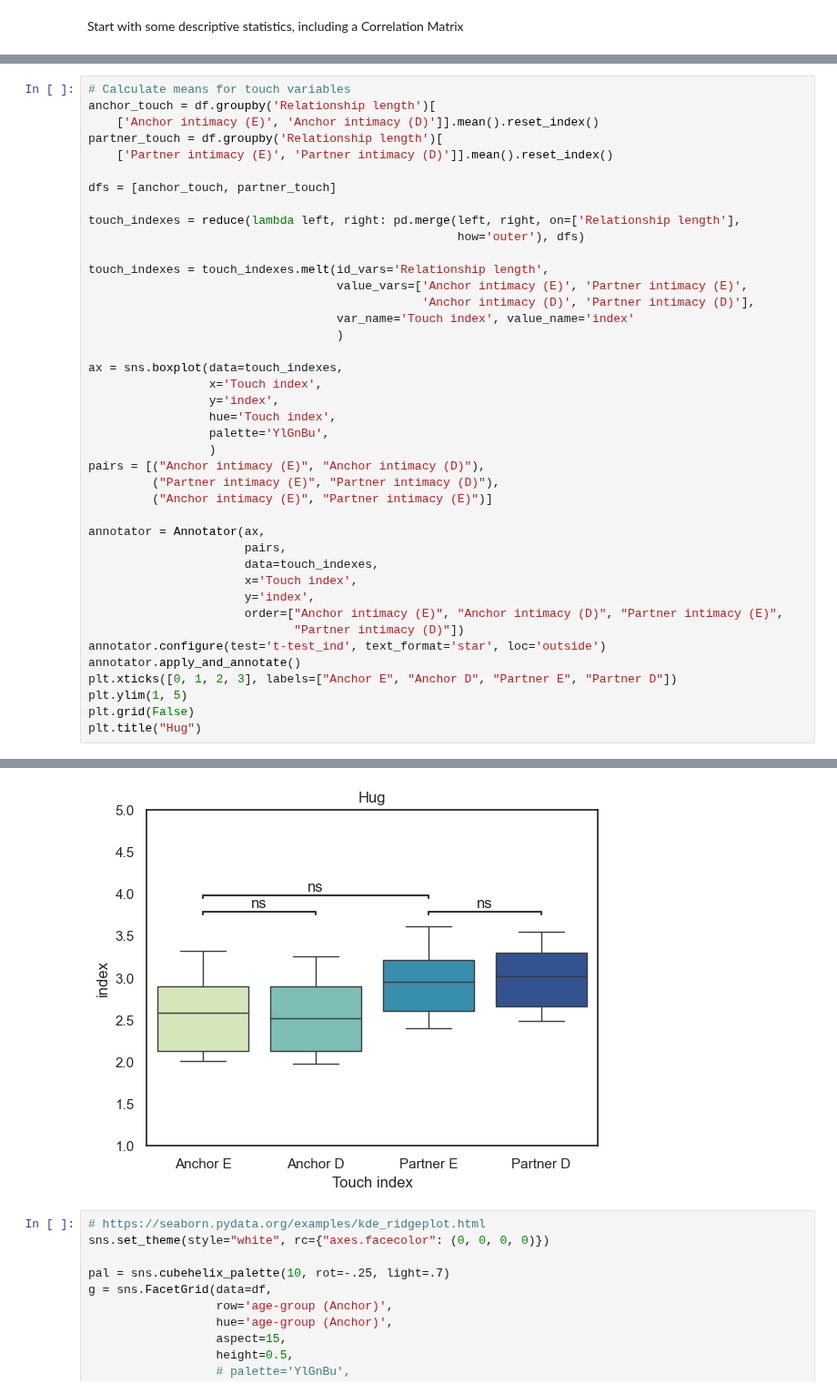
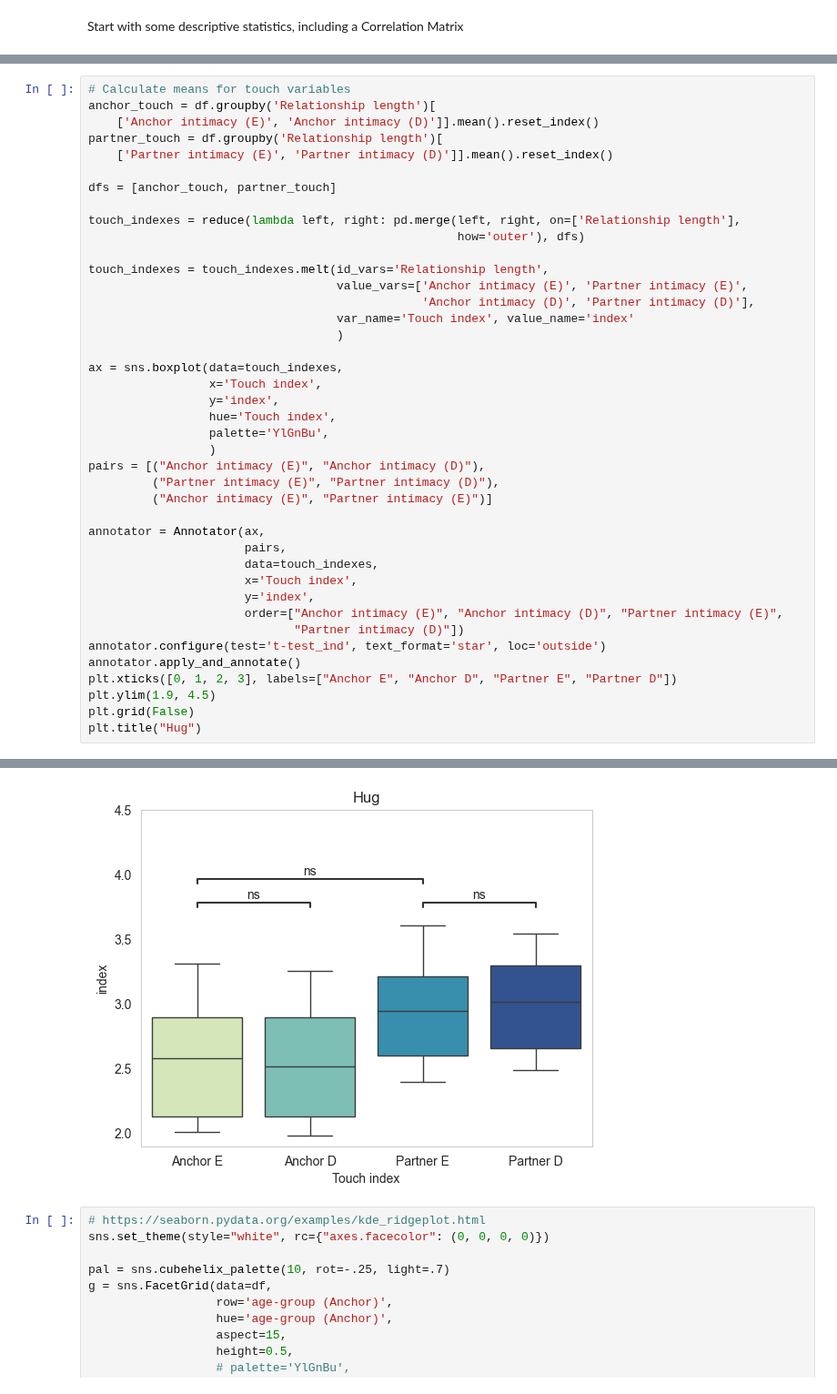
Before and after one commit to EdgardoCS/touchCouples, a Jupyter notebook: descriptive_stats.ipynb, the cells around one changed output, grey strips where cells are left out. Shown at 91% size. Saved outputs shown, nothing was run; the diff lists cells and outputs as text.

```diff
--- a/descriptive_stats.ipynb
+++ b/descriptive_stats.ipynb
@@ -397,35 +483,35 @@ ax = sns.boxplot(data=touch_indexes,
                  palette='YlGnBu',
                  )
 pairs = [("Anchor intimacy (E)", "Anchor intimacy (D)"),
          ("Partner intimacy (E)", "Partner intimacy (D)"),
          ("Anchor intimacy (E)", "Partner intimacy (E)")]
 
 annotator = Annotator(ax,
                       pairs,
                       data=touch_indexes,
                       x='Touch index',
                       y='index',
                       order=["Anchor intimacy (E)", "Anchor intimacy (D)", "Partner intimacy (E)",
                              "Partner intimacy (D)"])
 annotator.configure(test='t-test_ind', text_format='star', loc='outside')
 annotator.apply_and_annotate()
 plt.xticks([0, 1, 2, 3], labels=["Anchor E", "Anchor D", "Partner E", "Partner D"])
-plt.ylim(1, 5)
+plt.ylim(1.9, 4.5)
 plt.grid(False)
 plt.title("Hug")
 # %% [output]
 p-value annotation legend:
       ns: 5.00e-02 < p <= 1.00e+00
        *: 1.00e-02 < p <= 5.00e-02
       **: 1.00e-03 < p <= 1.00e-02
      ***: 1.00e-04 < p <= 1.00e-03
     ****: p <= 1.00e-04
 
 Anchor intimacy (E) vs. Anchor intimacy (D): t-test independent samples, P_val:2.881e-01 t=-1.138e+00
 Partner intimacy (E) vs. Partner intimacy (D): t-test independent samples, P_val:1.829e-01 t=-1.458e+00
 Anchor intimacy (E) vs. Partner intimacy (E): t-test independent samples, P_val:9.260e-01 t=9.589e-02
 Text(0.5, 1.0, 'Hug')
-[figure, old version]
+[figure, new version]
 # %%
 # https://seaborn.pydata.org/examples/kde_ridgeplot.html
 sns.set_theme(style="white", rc={"axes.facecolor": (0, 0, 0, 0)})
```
Also changed, not shown: parts of 9 cells of this notebook.
